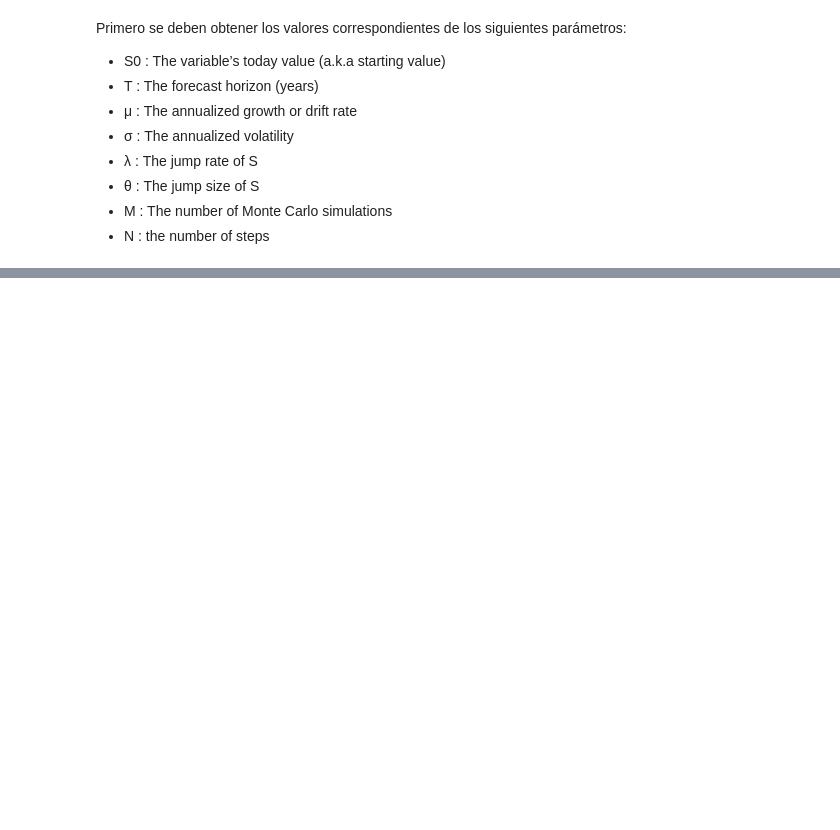
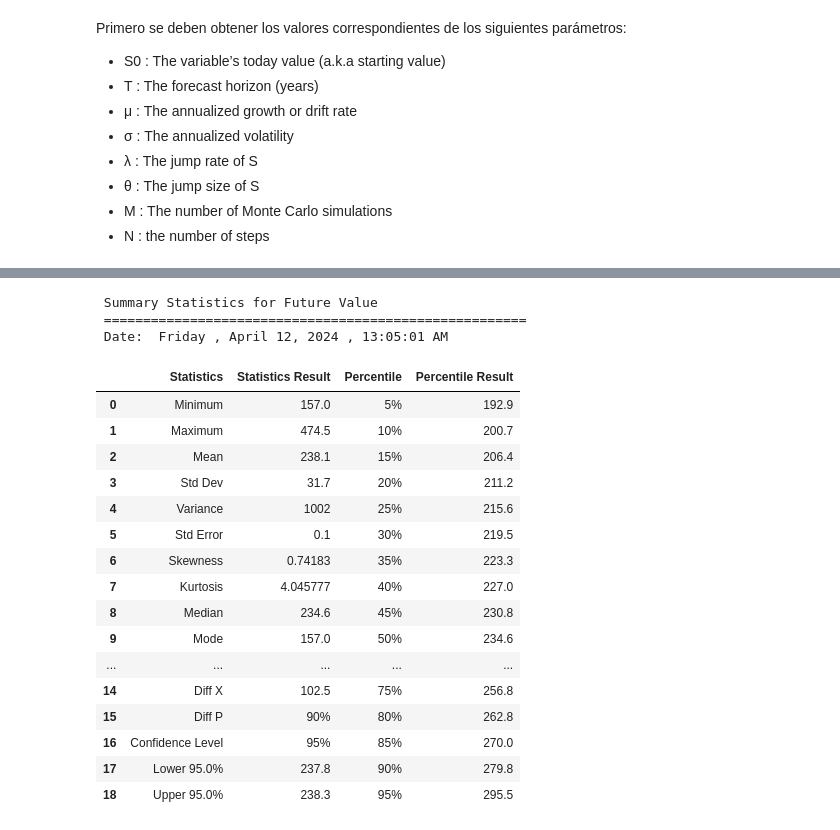
Before and after one commit to 01745134/proyectos-ingenieria, a Jupyter notebook: tarea1-modelacionVolatilidad.ipynb, the cells around one changed output, grey strips where cells are left out. Saved outputs shown, nothing was run; the diff lists cells and outputs as text; code cells hidden in the pictures; blank space fills up the shorter version.

```diff
--- a/tarea1-modelacionVolatilidad.ipynb
+++ b/tarea1-modelacionVolatilidad.ipynb
@@ -351,0 +639,26 @@ edges, moments = jd.moments(timeseries = X)
+# %%
+print("\033[1m Summary Statistics for Future Value")
+print("\033[0m ======================================================")
+print("\033[1m Date:","\033[0m",calendar.day_name[curr_date.weekday()],",",today.strftime("%B %d, %Y"),",",now.strftime("%H:%M:%S AM"));
+st1
+# %% [output]
+ Summary Statistics for Future Value
+ ======================================================
+ Date:  Friday , April 12, 2024 , 13:05:01 AM
+|  | Statistics | Statistics Result | Percentile | Percentile Result |
+| 0 | Minimum | 157.0 | 5% | 192.9 |
+| 1 | Maximum | 474.5 | 10% | 200.7 |
+| 2 | Mean | 238.1 | 15% | 206.4 |
+| 3 | Std Dev | 31.7 | 20% | 211.2 |
+| 4 | Variance | 1002 | 25% | 215.6 |
+| 5 | Std Error | 0.1 | 30% | 219.5 |
+| 6 | Skewness | 0.74183 | 35% | 223.3 |
+| 7 | Kurtosis | 4.045777 | 40% | 227.0 |
+| 8 | Median | 234.6 | 45% | 230.8 |
+| 9 | Mode | 157.0 | 50% | 234.6 |
+| ... | ... | ... | ... | ... |
+| 14 | Diff X | 102.5 | 75% | 256.8 |
+| 15 | Diff P | 90% | 80% | 262.8 |
+| 16 | Confidence Level | 95% | 85% | 270.0 |
+| 17 | Lower 95.0% | 237.8 | 90% | 279.8 |
+| 18 | Upper 95.0% | 238.3 | 95% | 295.5 |
```
Also changed, not shown: parts of 39 cells of this notebook.
